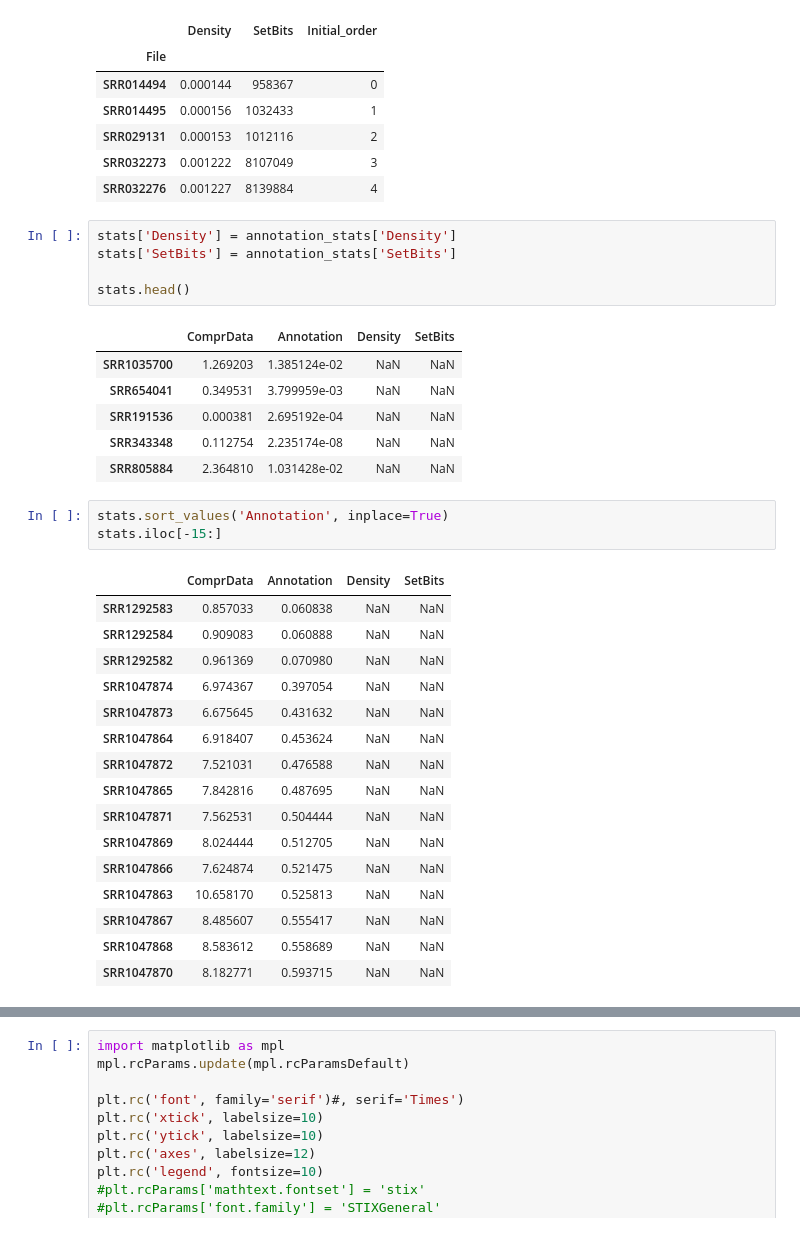
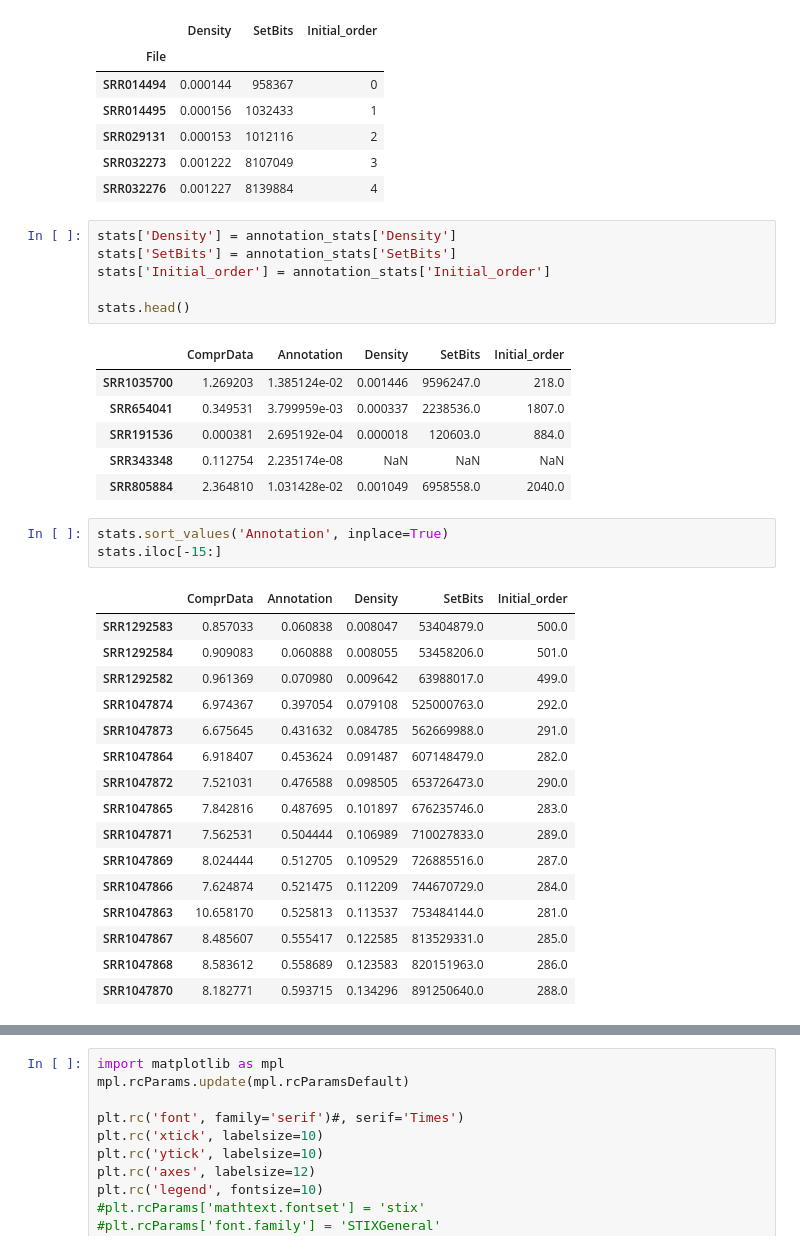
Before and after one commit to ratschlab/metagraph, a Jupyter notebook: analysis.ipynb, the cells around one changed output, grey strips where cells are left out. Cells and saved outputs as stored; diff of their text form.

```diff
--- a/analysis.ipynb
+++ b/analysis.ipynb
@@ -123,35 +125,36 @@ annotation_stats.head()
 # %%
 stats['Density'] = annotation_stats['Density']
 stats['SetBits'] = annotation_stats['SetBits']
+stats['Initial_order'] = annotation_stats['Initial_order']
 
 stats.head()
 # %% [output]
-|  | ComprData | Annotation | Density | SetBits |
-| SRR1035700 | 1.269203 | 1.385124e-02 | NaN | NaN |
-| SRR654041 | 0.349531 | 3.799959e-03 | NaN | NaN |
-| SRR191536 | 0.000381 | 2.695192e-04 | NaN | NaN |
-| SRR343348 | 0.112754 | 2.235174e-08 | NaN | NaN |
-| SRR805884 | 2.364810 | 1.031428e-02 | NaN | NaN |
+|  | ComprData | Annotation | Density | SetBits | Initial_order |
+| SRR1035700 | 1.269203 | 1.385124e-02 | 0.001446 | 9596247.0 | 218.0 |
+| SRR654041 | 0.349531 | 3.799959e-03 | 0.000337 | 2238536.0 | 1807.0 |
+| SRR191536 | 0.000381 | 2.695192e-04 | 0.000018 | 120603.0 | 884.0 |
+| SRR343348 | 0.112754 | 2.235174e-08 | NaN | NaN | NaN |
+| SRR805884 | 2.364810 | 1.031428e-02 | 0.001049 | 6958558.0 | 2040.0 |
 # %%
 stats.sort_values('Annotation', inplace=True)
 stats.iloc[-15:]
 # %% [output]
-|  | ComprData | Annotation | Density | SetBits |
-| SRR1292583 | 0.857033 | 0.060838 | NaN | NaN |
-| SRR1292584 | 0.909083 | 0.060888 | NaN | NaN |
-| SRR1292582 | 0.961369 | 0.070980 | NaN | NaN |
-| SRR1047874 | 6.974367 | 0.397054 | NaN | NaN |
-| SRR1047873 | 6.675645 | 0.431632 | NaN | NaN |
-| SRR1047864 | 6.918407 | 0.453624 | NaN | NaN |
-| SRR1047872 | 7.521031 | 0.476588 | NaN | NaN |
-| SRR1047865 | 7.842816 | 0.487695 | NaN | NaN |
-| SRR1047871 | 7.562531 | 0.504444 | NaN | NaN |
-| SRR1047869 | 8.024444 | 0.512705 | NaN | NaN |
-| SRR1047866 | 7.624874 | 0.521475 | NaN | NaN |
-| SRR1047863 | 10.658170 | 0.525813 | NaN | NaN |
-| SRR1047867 | 8.485607 | 0.555417 | NaN | NaN |
-| SRR1047868 | 8.583612 | 0.558689 | NaN | NaN |
-| SRR1047870 | 8.182771 | 0.593715 | NaN | NaN |
+|  | ComprData | Annotation | Density | SetBits | Initial_order |
+| SRR1292583 | 0.857033 | 0.060838 | 0.008047 | 53404879.0 | 500.0 |
+| SRR1292584 | 0.909083 | 0.060888 | 0.008055 | 53458206.0 | 501.0 |
+| SRR1292582 | 0.961369 | 0.070980 | 0.009642 | 63988017.0 | 499.0 |
+| SRR1047874 | 6.974367 | 0.397054 | 0.079108 | 525000763.0 | 292.0 |
+| SRR1047873 | 6.675645 | 0.431632 | 0.084785 | 562669988.0 | 291.0 |
+| SRR1047864 | 6.918407 | 0.453624 | 0.091487 | 607148479.0 | 282.0 |
+| SRR1047872 | 7.521031 | 0.476588 | 0.098505 | 653726473.0 | 290.0 |
+| SRR1047865 | 7.842816 | 0.487695 | 0.101897 | 676235746.0 | 283.0 |
+| SRR1047871 | 7.562531 | 0.504444 | 0.106989 | 710027833.0 | 289.0 |
+| SRR1047869 | 8.024444 | 0.512705 | 0.109529 | 726885516.0 | 287.0 |
+| SRR1047866 | 7.624874 | 0.521475 | 0.112209 | 744670729.0 | 284.0 |
+| SRR1047863 | 10.658170 | 0.525813 | 0.113537 | 753484144.0 | 281.0 |
+| SRR1047867 | 8.485607 | 0.555417 | 0.122585 | 813529331.0 | 285.0 |
+| SRR1047868 | 8.583612 | 0.558689 | 0.123583 | 820151963.0 | 286.0 |
+| SRR1047870 | 8.182771 | 0.593715 | 0.134296 | 891250640.0 | 288.0 |
 # %%
 stats.sort_values('ComprData', inplace=True)
 stats.iloc[-15:]
```
Also changed, not shown: parts of 57 cells of this notebook.
